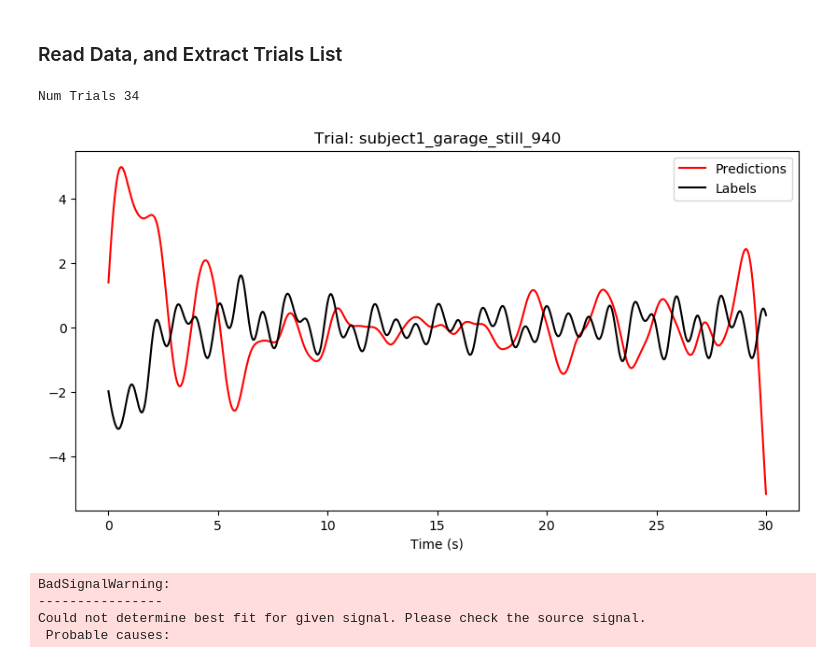
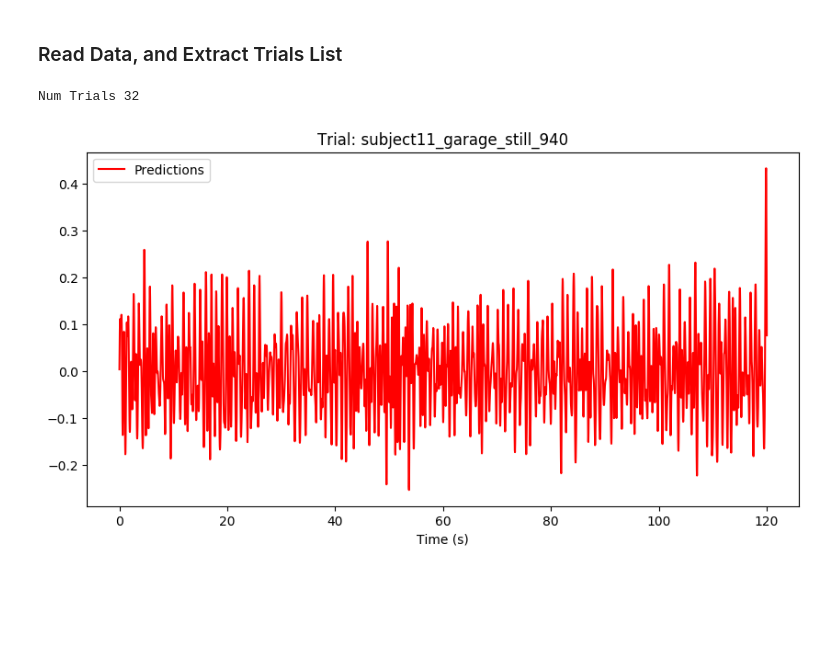
Before and after one commit to ubicomplab/rPPG-Toolbox, a Jupyter notebook: tools/output_signal_viz/data_out_viz.ipynb, the cells around one changed output. Saved outputs shown, nothing was run; the diff lists cells and outputs as text; code cells hidden in the pictures; blank space fills up the shorter version.

```diff
--- a/tools/output_signal_viz/data_out_viz.ipynb
+++ b/tools/output_signal_viz/data_out_viz.ipynb
@@ -64,18 +61,18 @@ def _process_signal(signal, fs=30, diff_flag=True):
     # Detrend and filter
 
     use_bandpass = True
-    if diff_flag:  # if the predictions and labels are 1st derivative of PPG signal.
-        signal = _detrend(np.cumsum(signal), 100)
-    else:
-        signal = _detrend(signal, 100)
+    # if diff_flag:  # if the predictions and labels are 1st derivative of PPG signal.
+    #     signal = _detrend(np.cumsum(signal), 100)
+    # else:
+    #     signal = _detrend(signal, 100)
 
     if use_bandpass:
         # bandpass filter between [0.75, 2.5] Hz
         # equals [45, 150] beats per min
-        [b, a] = butter(2, [0.08 / fs * 2, 0.5 / fs * 2], btype='bandpass')
+        [b, a] = butter(2, [0.75 / fs * 2, 2.5 / fs * 2], btype='bandpass')
         signal = scipy.signal.filtfilt(b, a, np.double(signal))
 
-    signal = _standardized_label(signal)
+    # signal = _standardized_label(signal)
 
     return signal
 
@@ -103,9 +100,9 @@ def _standardized_label(label):
 # %% [markdown]
 ### TODO: Variables To Set
 # %%
-data_out_path = "C:\\Users\\kouts\\Desktop\\Thesis\\rPPG-Toolbox\\runs\exp_garage_still\\MR-NIRP_DiffNormalized-Standardized_DiffNormalized_garage_still\\saved_test_outputs\\UBFC-rPPG_DeepPhys_MR-NIRP_outputs.pickle"  # Output Data Path
-trial_idx = 18
-chunk_size = 900 # size of chunk to visualize: -1 will plot the entire signal
+data_out_path = '/mimer/NOBACKUP/groups/naiss2024-23-123/Dimitrios_Salvija/data/runs/exp/MR-NIRP_DiffNormalized-Standardized_DiffNormalized/saved_test_outputs/PURE_DeepPhys_MR-NIRP_outputs.pickle'
+trial_idx = 2
+chunk_size = -1 # size of chunk to visualize: -1 will plot the entire signal
 chunk_num = 0
 # %% [markdown]
 ### Read Data, and Extract Trials List
@@ -118,46 +115,35 @@ with open(data_out_path, 'rb') as f:
 trial_list = list(data['predictions'].keys())
 print('Num Trials', len(trial_list))
 # %% [output]
-Num Trials 34
+Num Trials 32
 # %%
 # Reform label and prediction vectors from multiple trial chunks
 prediction = np.array(_reform_data_from_dict(data['predictions'][trial_list[trial_idx]]))
 label = np.array(_reform_data_from_dict(data['labels'][trial_list[trial_idx]]))
 
 # Read in meta-data from pickle file
 fs = data['fs'] # Video Frame Rate
 label_type = data['label_type'] # PPG Signal Transformation: `DiffNormalized` or `Standardized`
 diff_flag = (label_type == 'DiffNormalized')
 
 if chunk_size == -1:
     chunk_size = len(prediction)
     chunk_num = 0
 
 # Process label and prediction signals
 prediction = _process_signal(prediction, fs, diff_flag=diff_flag)
 label = _process_signal(label, fs, diff_flag=diff_flag)
 
 start = (chunk_num)*chunk_size
 stop = (chunk_num+1)*chunk_size
 samples = stop - start
 x_time = np.linspace(0, samples/fs, num=samples)
 
 plt.figure(figsize=(10,5))
 plt.plot(x_time, prediction[start:stop], color='r')
-plt.plot(x_time, label[start:stop], color='black')
+# plt.plot(x_time, label[start:stop], color='black')
 plt.title('Trial: ' + trial_list[trial_idx])
 plt.legend(['Predictions', 'Labels'])
 plt.xlabel('Time (s)');
 # %% [output]
-[figure, old version]
+[figure, new version]
-# %%
-import heartpy as hp
-
-_, measures = hp.process(prediction, fs)
-
-measures['breathingrate'] * 60
-# %% [output]
-BadSignalWarning:
-----------------
-Could not determine best fit for given signal. Please check the source signal.
- Probable causes:
```
Also changed, not shown: parts of 1 cell of this notebook, 6 other files.
